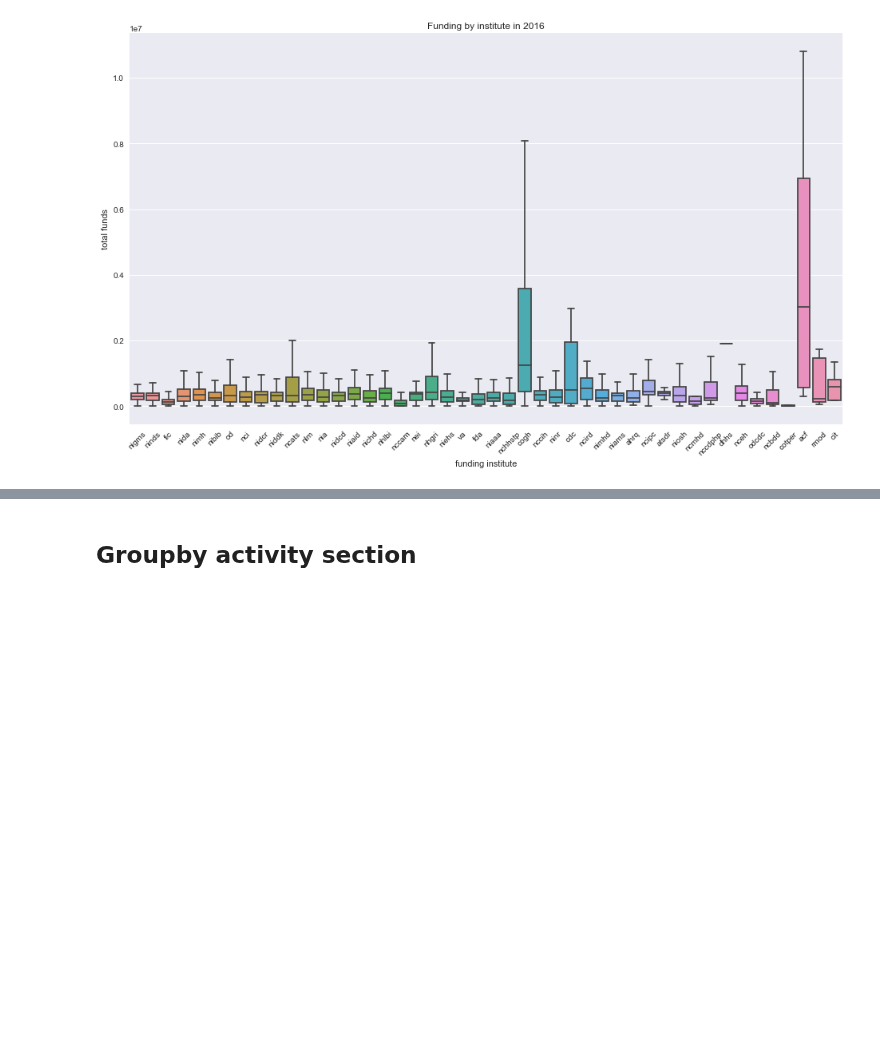
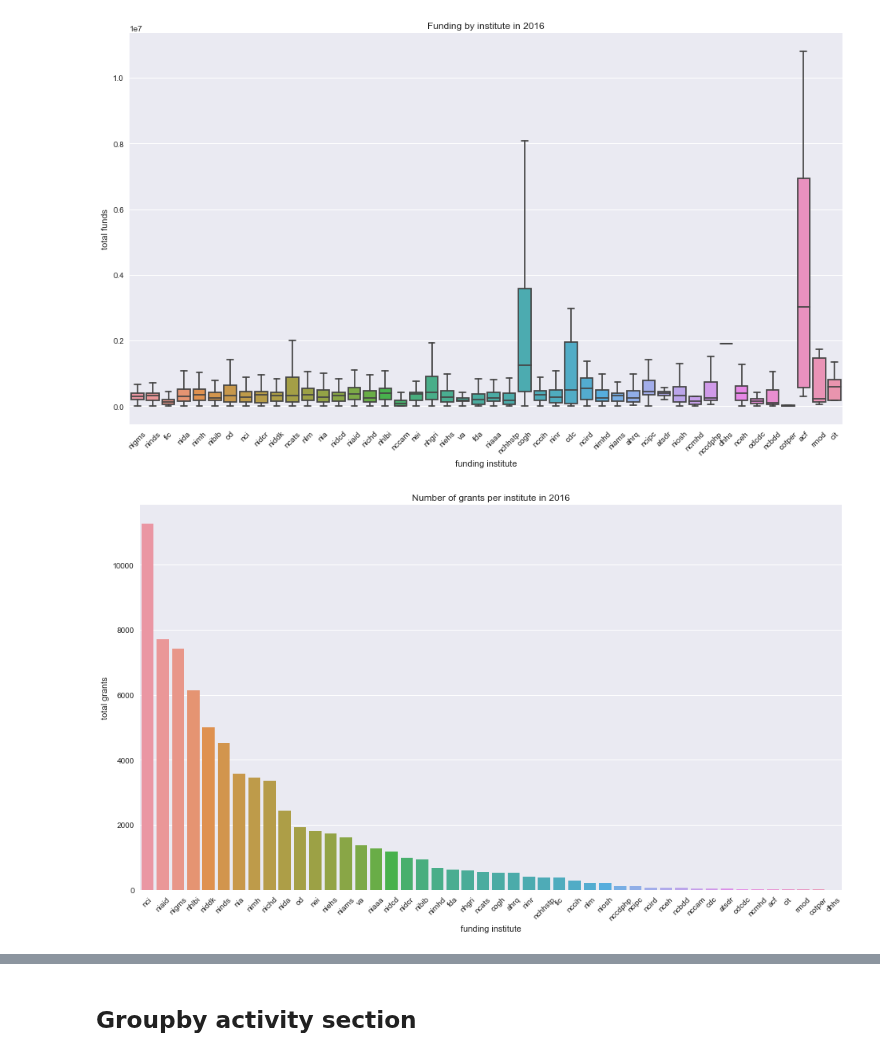
Before and after one commit to yuwie10/nih-awards, a Jupyter notebook: grants_EDA.ipynb, the cells around one changed output, grey strips where cells are left out. Drawn from its saved outputs; the diff is of its cells as text; code cells hidden in the pictures; blank space fills up the shorter version.

Commit message:
initial graphs

```diff
--- a/grants_EDA.ipynb
+++ b/grants_EDA.ipynb
@@ -200,3 +194,12 @@ for xlab in p.get_xticklabels():
     _ = xlab.set_rotation(45);
 # %% [output]
 [figure]
+# %%
+fig, ax = plt.subplots()
+fig.set_size_inches(16, 9);
+p = sns.barplot(x = grants_per_inst.index, y = grants_per_inst['institute'], data = grants_per_inst);
+_ = p.set(xlabel = 'funding institute', ylabel = 'total grants', title = 'Number of grants per institute in 2016');
+for xlab in p.get_xticklabels():
+    _ = xlab.set_rotation(45);
+# %% [output]
+[figure, added]
```
Also changed, not shown: parts of 5 cells of this notebook, 3 other files.
